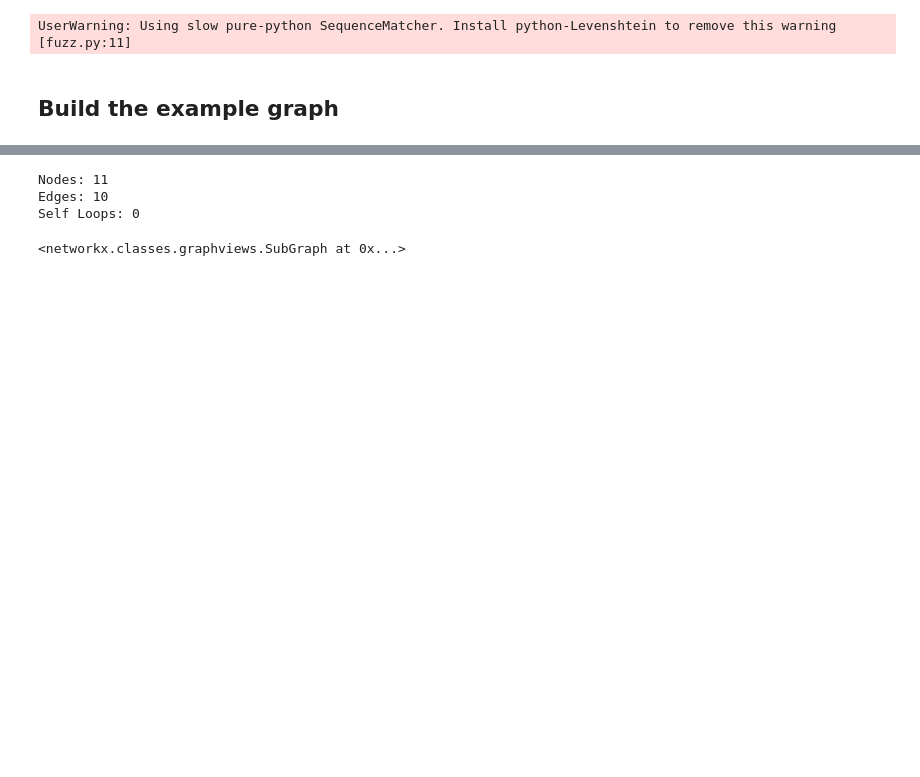
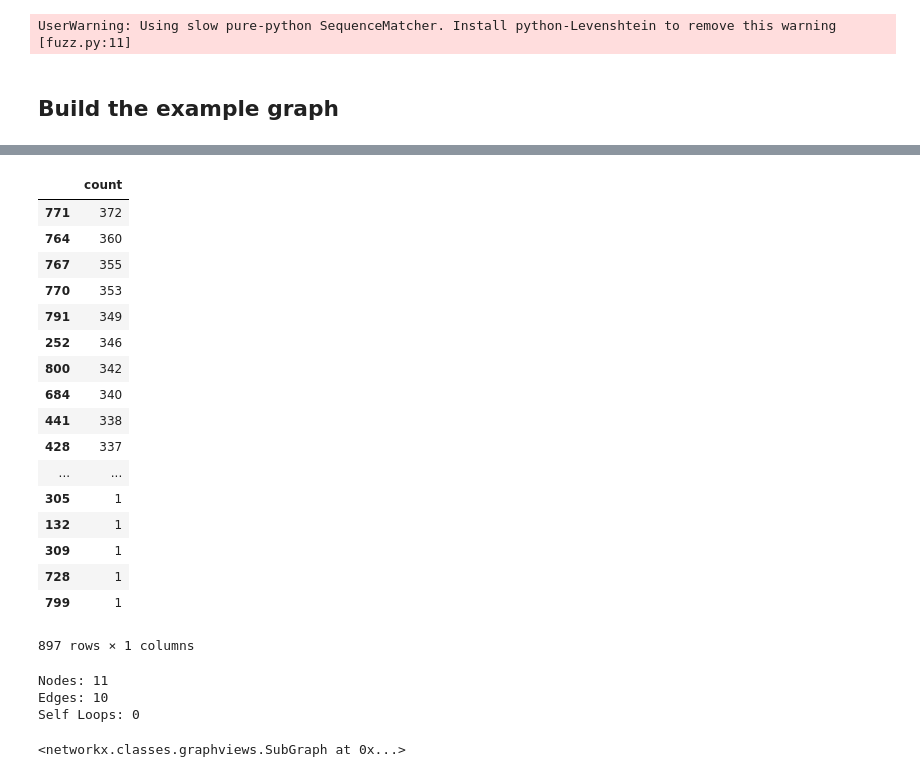
Before and after one commit to mj514316/meuller-report, a Jupyter notebook: MuellerAnalysis.ipynb, the cells around one changed output, grey strips where cells are left out. Saved outputs shown, nothing was run; the diff lists cells and outputs as text; code cells hidden in the pictures; blank space fills up the shorter version.

```diff
--- a/MuellerAnalysis.ipynb
+++ b/MuellerAnalysis.ipynb
@@ -206,3 +206,26 @@ rankings.sort_values('pgRank', ascending = False).head(20)
+# %%
+from spacy.attrs import ORTH
+wordCountDict = {id: len(doc.count_by(ORTH)) for id, doc in enumerate(nlpParagraphs)}
+pd.DataFrame.from_records(wordCountDict, ['count']).T.sort_values('count', ascending = False)
+# %% [output]
+|  | count |
+| 771 | 372 |
+| 764 | 360 |
+| 767 | 355 |
+| 770 | 353 |
+| 791 | 349 |
+| 252 | 346 |
+| 800 | 342 |
+| 684 | 340 |
+| 441 | 338 |
+| 428 | 337 |
+| ... | ... |
+| 305 | 1 |
+| 132 | 1 |
+| 309 | 1 |
+| 728 | 1 |
+| 799 | 1 |
+897 rows × 1 columns
 # %%
 parExample = getFirstOrderGraph(G,'par_415')
 pyvisG = Network("500px", "500px")
```
Also changed, not shown: parts of 45 cells of this notebook, 7 other files.
